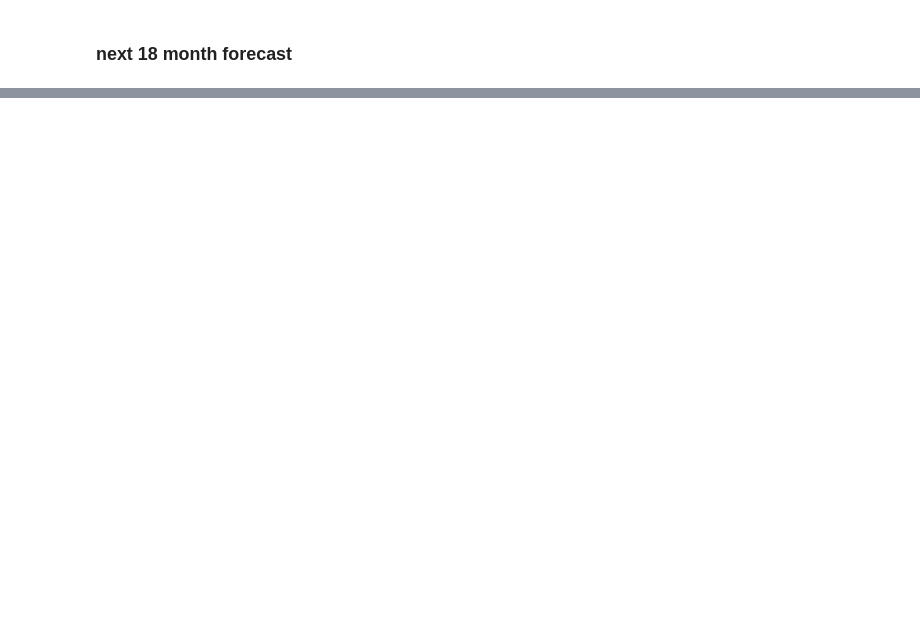
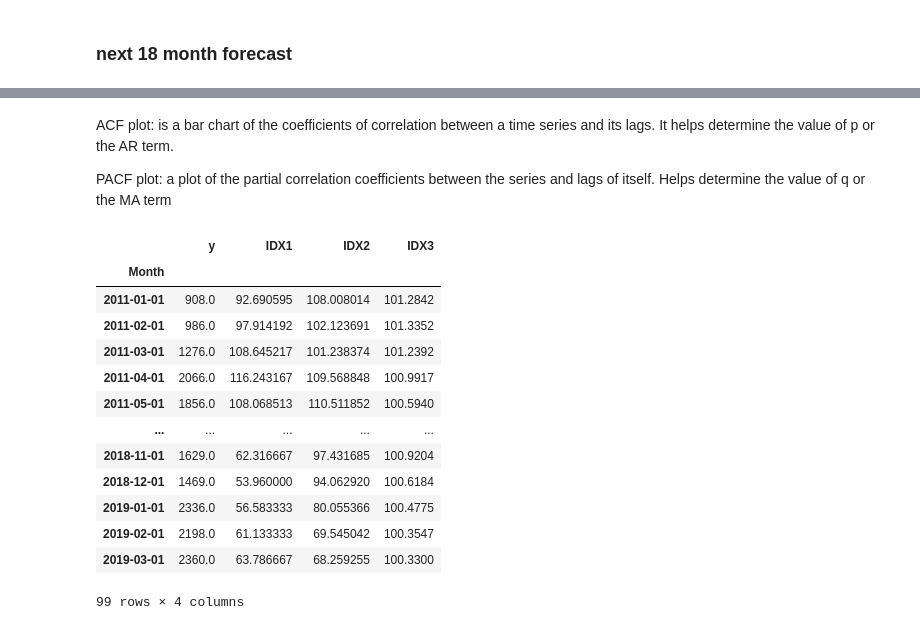
Before and after one commit to ZihanNiu/test, a Jupyter notebook: Update_Customer_Volumes_Forecasting.ipynb, the cells around one changed output, grey strips where cells are left out. Saved outputs shown, nothing was run; the diff lists cells and outputs as text; code cells hidden in the pictures; blank space fills up the shorter version.

```diff
--- a/Update_Customer_Volumes_Forecasting.ipynb
+++ b/Update_Customer_Volumes_Forecasting.ipynb
@@ -899,0 +884,25 @@ tracking signal: ab error <= 0.5
+# %% [markdown]
+ACF plot: is a bar chart of the coefficients of correlation between a time series and its lags. It helps determine the value of p or the AR term.
+
+PACF plot: a plot of the partial correlation coefficients between the series and lags of itself. Helps determine the value of q or the MA term
+# %%
+df=df.rename(columns = {'ds':'Month','y':'Customer Volumes'})
+
+df = df.set_index('Month')
+# %%
+df
+# %% [output]
+|  | y | IDX1 | IDX2 | IDX3 |
+| Month |  |  |  |  |
+| 2011-01-01 | 908.0 | 92.690595 | 108.008014 | 101.2842 |
+| 2011-02-01 | 986.0 | 97.914192 | 102.123691 | 101.3352 |
+| 2011-03-01 | 1276.0 | 108.645217 | 101.238374 | 101.2392 |
+| 2011-04-01 | 2066.0 | 116.243167 | 109.568848 | 100.9917 |
+| 2011-05-01 | 1856.0 | 108.068513 | 110.511852 | 100.5940 |
+| ... | ... | ... | ... | ... |
+| 2018-11-01 | 1629.0 | 62.316667 | 97.431685 | 100.9204 |
+| 2018-12-01 | 1469.0 | 53.960000 | 94.062920 | 100.6184 |
+| 2019-01-01 | 2336.0 | 56.583333 | 80.055366 | 100.4775 |
+| 2019-02-01 | 2198.0 | 61.133333 | 69.545042 | 100.3547 |
+| 2019-03-01 | 2360.0 | 63.786667 | 68.259255 | 100.3300 |
+99 rows × 4 columns
```
Also changed, not shown: parts of 46 cells of this notebook.
